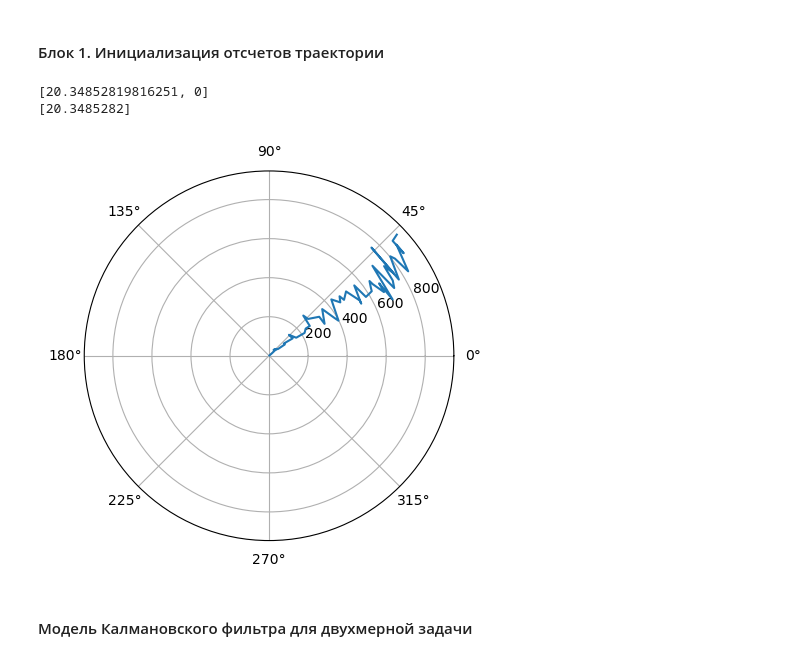
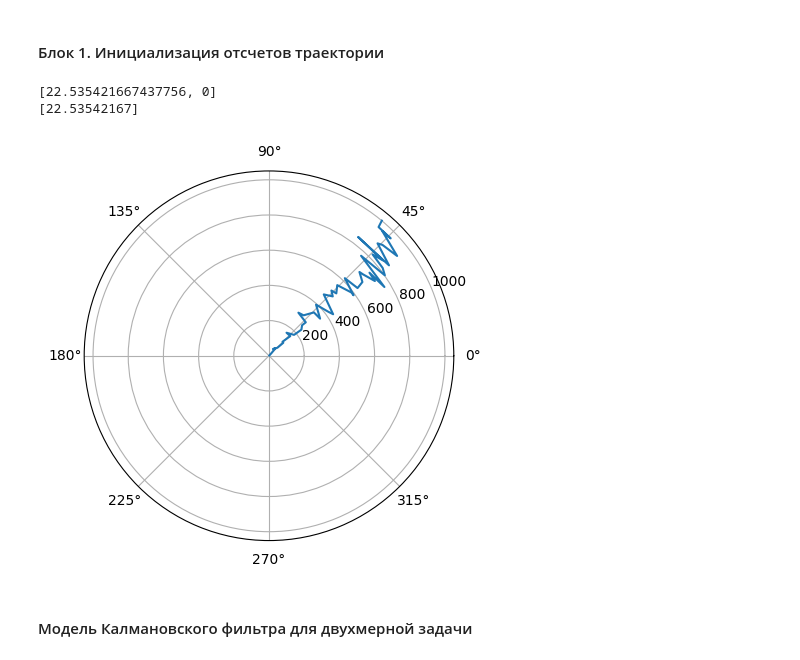
Before and after one commit to DmitryArtWorks/MTOS, a Jupyter notebook: sem02_filter_trajectory.ipynb, the cells around one changed output. Saved outputs shown, nothing was run; the diff lists cells and outputs as text; code cells hidden in the pictures.

```diff
--- a/sem02_filter_trajectory.ipynb
+++ b/sem02_filter_trajectory.ipynb
@@ -2,7 +2,7 @@
 # Семинар 2. Фильтрация траектории расширенным фильтром Калмана (EKF) и Ансцентным фильтром (UKF)
 # %%
 #@title
-#%matplotlib
+
 import time                         # библиотека функций системного времени
 import numpy as np                  # библиотека математических функций
 import matplotlib.pyplot as plt     # библиотека построения графиков
@@ -15,7 +15,8 @@ F = np.array(   [[1.0,  dt],        # матрица перехода текущ
                 [0.0,  1.0]])
 G = np.array([dt**2/2, dt])         # матрица связи возмущающего воздействия с вектором состояния объекта
 
-X = np.array([0,10])                # начальное значение вектора состояния объекта
+X = np.array([0, # x
+              10])  # vx              # начальное значение вектора состояния объекта
 
 process_noise = 1                   # СКО возмущающего воздействия
 np.random.seed(0)                   # выбор случайной последовательности
@@ -155,7 +156,11 @@ for i in range(len(z_log)):
     if i == 0:
         # процедура инициализации вектора состояния
         X = np.array([z,0])  # (x,vx)^T
-        P = np.array([[measurement_noise_rms**2,0],[0,(vmax/kappa)**2]])
+        P = np.array([[measurement_noise_rms**2,        0        ],
+                      [             0,            (vmax/kappa)**2]])
+        # || P | Z ||
+        # || Z | P ||
+
 
     # предсказываем положение цели на сопровождении за такт ТО
     (Xe,Pe,ze,Se) = kf.predict(kf.cv, kf.hcv, X, P, dt)
@@ -170,8 +175,11 @@ for i in range(len(z_log)):
 # рисуем оценку
 fig, (ax1, ax2) = plt.subplots(1,2, figsize=(12,3))
 # текущее измерение и отфильтрованная координата, исходные данные
-ax1.plot(X_log['time'], z_log,'*g', X_log['time'], xf, 'b', X_log['time'], x, 'r')
+ax1.plot(X_log['time'], z_log,'*g',
+         X_log['time'], xf, 'b',
+         X_log['time'], x, 'r')
 ax1.grid(), ax1.set_title('X-t координаты'), ax1.set_xlabel('t, s'), ax1.set_ylabel('x, m')
+
 ax2.plot(X_log['time'], Pf, 'b')
 ax2.grid(), ax2.set_title('СКО оценки координаты'), ax2.set_xlabel('t, s'), ax2.set_ylabel('x, m')
 ax2.set_ylim(0,30)
@@ -289,10 +297,10 @@ GPolar = np.array( [[dt**2/2,   0.0],
                     [0.0,   dt**2/2],
                     [0.0,   dt     ]])
 
-XPolar= np.array(   [[1.0],     # X
+XPolar = np.array(  [[1.0],     # X
                      [10.0],    # Vx
                      [1.0],     # y
-                     [10.0]])   # Vy
+                     [13.0]])   # Vy
 process_noise = 1                   # СКО возмущающего воздействия
 np.random.seed(0)                   # выбор случайной последовательности
 
@@ -307,36 +315,37 @@ x  = np.array([X_log['state'][i][0] for i in range(len(X_log['state']))]).squeez
 Vx = np.array([X_log['state'][i][1] for i in range(len(X_log['state']))]).squeeze()  # выборка комопненты 'Vx' ~ [1] из вектора состояния
 y  = np.array([X_log['state'][i][2] for i in range(len(X_log['state']))]).squeeze()  # выборка комопненты 'y'  ~ [2] из вектора состояния
 Vy = np.array([X_log['state'][i][3] for i in range(len(X_log['state']))]).squeeze()  # выборка комопненты 'Vy' ~ [3] из вектора состояния
 
 
 sigma_rho = 10  # СКО по дальности
 sigma_phi = 0.1 # СКО по угловой координате
 
 e_rho = np.random.normal(0, sigma_rho, (len(x),))   # формирование массивов ошибок
 e_phi = np.random.normal(0, sigma_phi, (len(y),))   #
 
 rho = np.sqrt(x**2 + y**2) + e_rho  # формула из первого семинара
 phi = np.arctan(y/x) + e_phi    # формула из первого семинара
 
 V_rho = np.sqrt(Vx**2 + Vy**2)
 V_phi = np.arctan(Vy/Vx)
 z_log = {'time':X_log['time'], 'rho':rho, 'V_rho':V_rho, 'phi':phi, 'V_phi':V_phi}
+
 tmp = np.array([z_log['rho'][1],
                 z_log['V_rho'][1],
                 z_log['phi'][1],
                 z_log['V_phi'][1]]).reshape(4,1)
 print([tmp[0].item(), 0])
 # Xt = np.array([ tmp[0],
 #                 0,
 #                 tmp[2],
 #                 0
 # ]).reshape(4,1)
 print(tmp[0])
 plt.polar(phi, rho);
 # %% [output]
-[20.34852819816251, 0]
-[20.3485282]
+[22.535421667437756, 0]
+[22.53542167]
-[figure, old version]
+[figure, new version]
 # %% [markdown]
 #### Модель Калмановского фильтра для двухмерной задачи
 # %%
```
Also changed, not shown: parts of 5 cells of this notebook, 1 other file.
